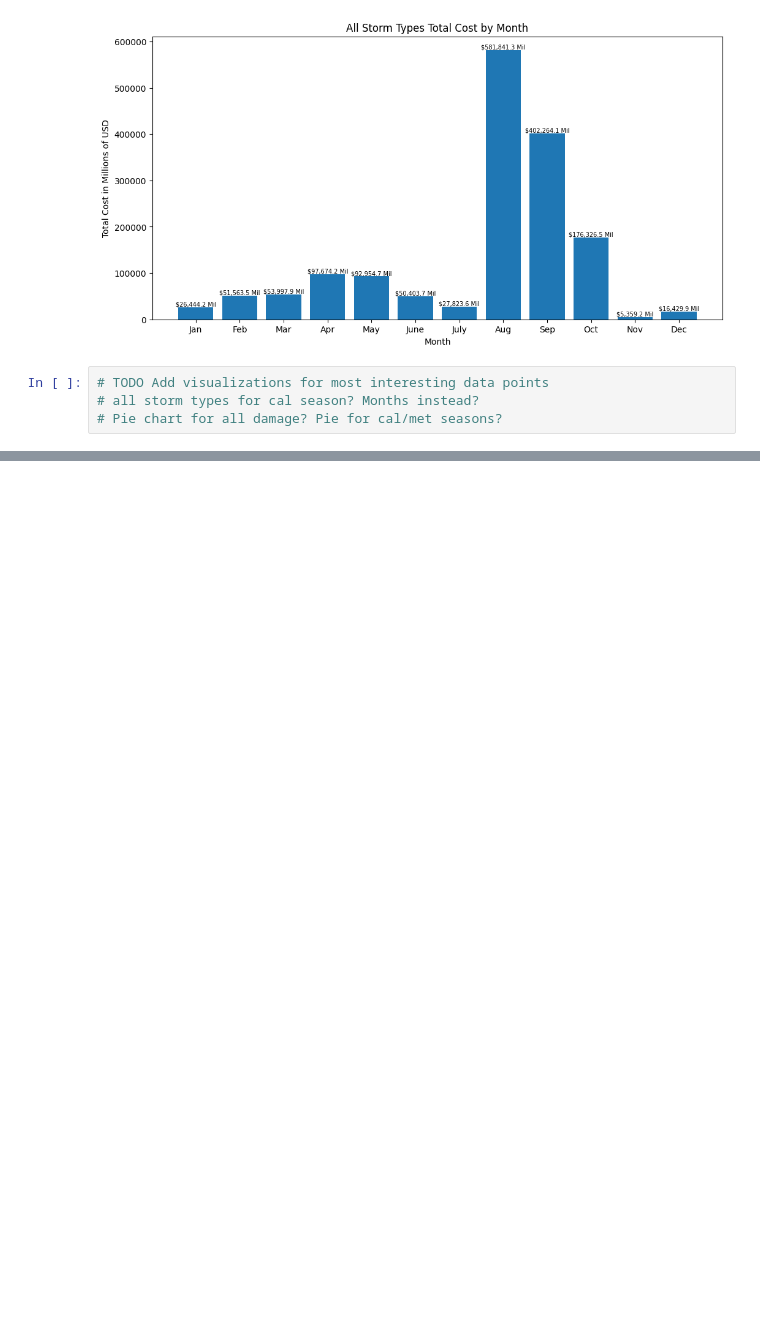
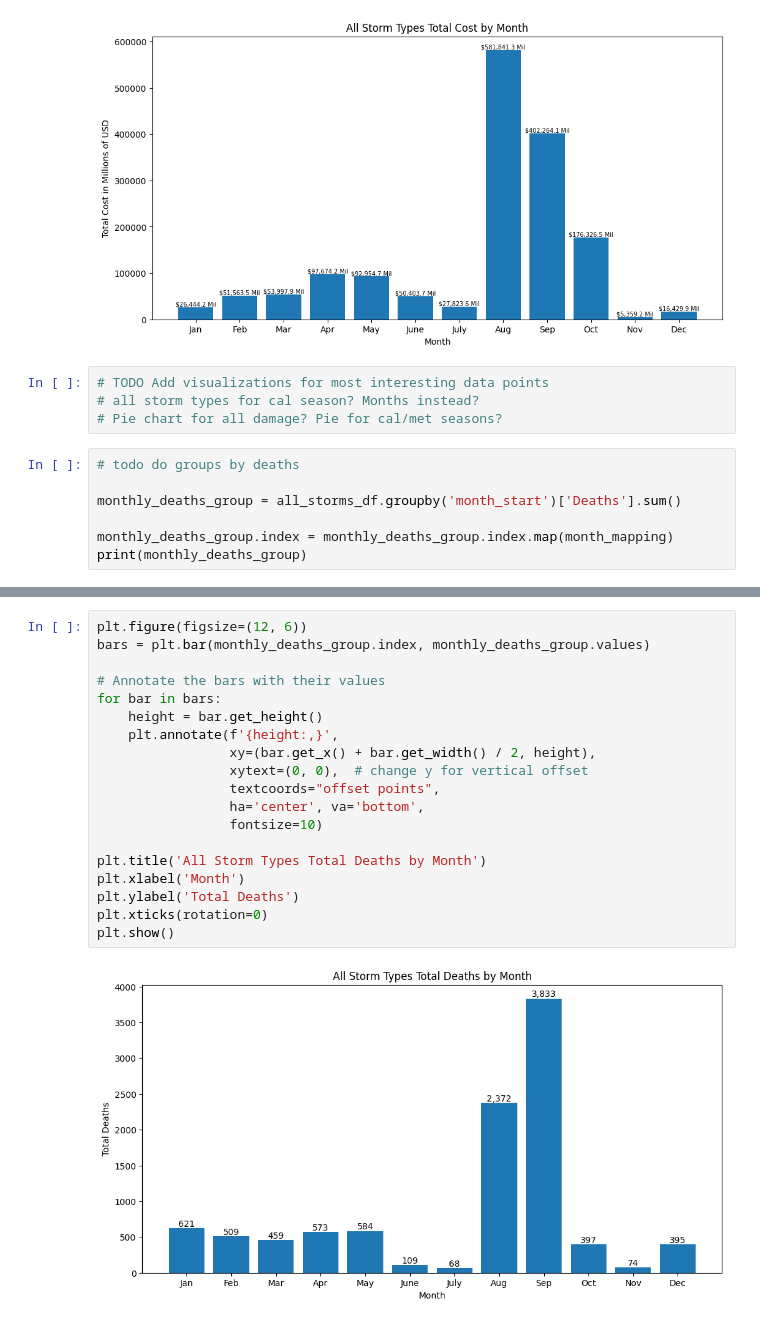
Before and after one commit to ryanlonergan/miniprojects, a Jupyter notebook: storm_damage_viz/storm_damage.ipynb, the cells around one changed output, grey strips where cells are left out. Saved outputs shown, nothing was run; the diff lists cells and outputs as text; blank space fills up the shorter version.

Commit message:
Added bar charts for all storm types for total deaths using the monthly groups

```diff
--- a/storm_damage_viz/storm_damage.ipynb
+++ b/storm_damage_viz/storm_damage.ipynb
@@ -425,3 +425,10 @@ plt.show()
 # TODO Add visualizations for most interesting data points
 # all storm types for cal season? Months instead?
 # Pie chart for all damage? Pie for cal/met seasons?
+# %%
+# todo do groups by deaths
+
+monthly_deaths_group = all_storms_df.groupby('month_start')['Deaths'].sum()
+
+monthly_deaths_group.index = monthly_deaths_group.index.map(month_mapping)
+print(monthly_deaths_group)
@@ -427,0 +450,21 @@ plt.show()
+# %%
+plt.figure(figsize=(12, 6))
+bars = plt.bar(monthly_deaths_group.index, monthly_deaths_group.values)
+
+# Annotate the bars with their values
+for bar in bars:
+    height = bar.get_height()
+    plt.annotate(f'{height:,}',
+                 xy=(bar.get_x() + bar.get_width() / 2, height),
+                 xytext=(0, 0),  # change y for vertical offset
+                 textcoords="offset points",
+                 ha='center', va='bottom',
+                 fontsize=10)
+
+plt.title('All Storm Types Total Deaths by Month')
+plt.xlabel('Month')
+plt.ylabel('Total Deaths')
+plt.xticks(rotation=0)
+plt.show()
+# %% [output]
+[figure, added]
```
Also changed, not shown: parts of 1 cell of this notebook.
